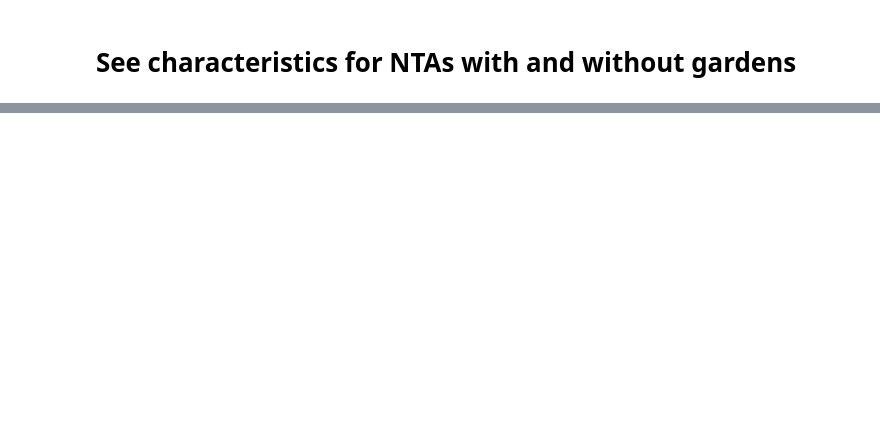
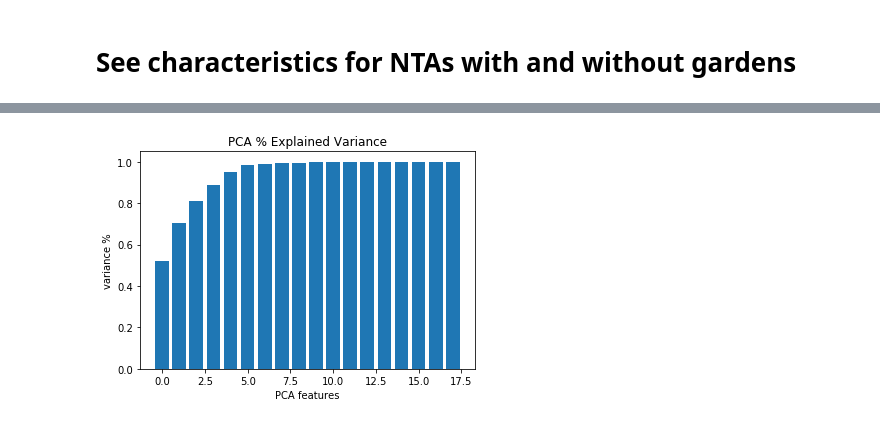
Before and after one commit to leonaisabelle/CUSP-ADS-Project, a Jupyter notebook: modelling_notebooks/PCA.ipynb, the cells around one changed output, grey strips where cells are left out. Drawn from its saved outputs; the diff is of its cells as text; code cells hidden in the pictures; blank space fills up the shorter version.

```diff
--- a/modelling_notebooks/PCA.ipynb
+++ b/modelling_notebooks/PCA.ipynb
@@ -46,3 +37,11 @@ array([0.98188088, 0.99417062, 1.        , 1.        , 1.        ])
+# %%
+plt.bar(range(len(pca.components_)), pca.explained_variance_ratio_.cumsum())
+plt.xlabel('PCA features')
+plt.ylabel('variance %')
+plt.title('PCA % Explained Variance')
+plt.show()
+# %% [output]
+[figure, added]
 # %%
 #2-d plot
 fig = plt.figure(figsize=(8,5))
```
Also changed, not shown: parts of 8 cells of this notebook.
